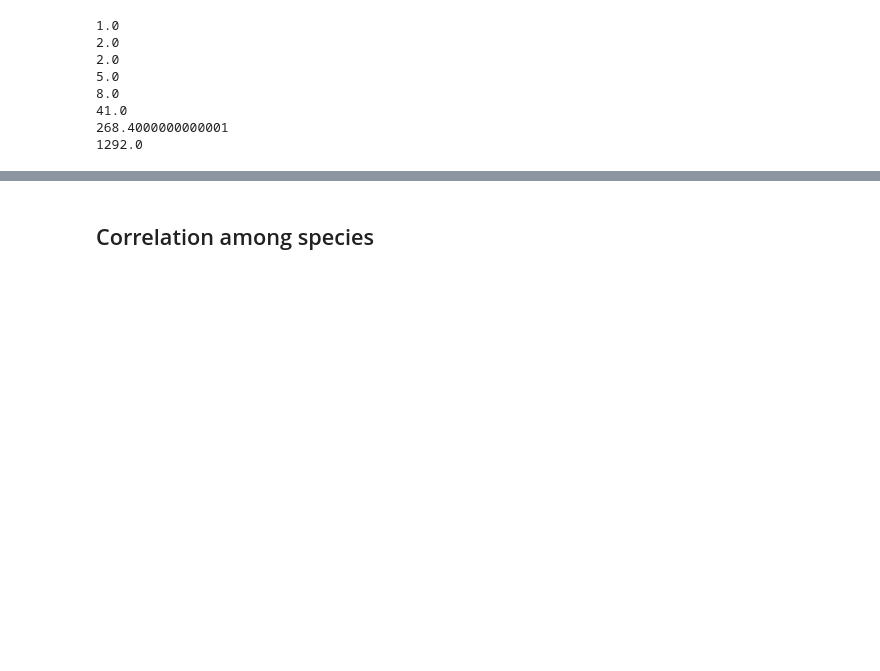
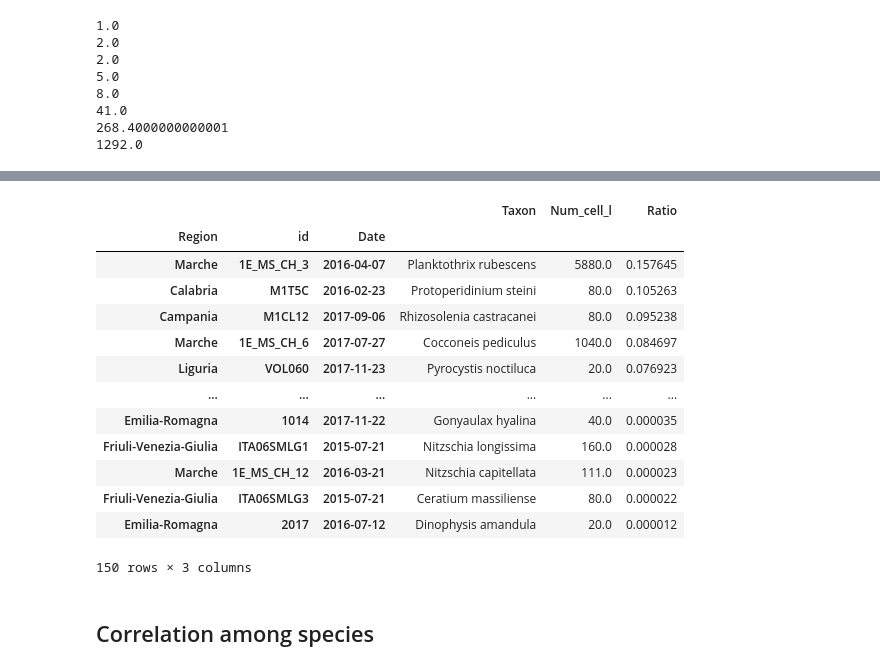
Before and after one commit to Alberto-Ghedin/ISPRA_20152017_Analysis, a Jupyter notebook: Report_with_outliers.ipynb, the cells around one changed output, grey strips where cells are left out. Cells and saved outputs as stored; diff of their text form; code cells hidden in the pictures; blank space fills up the shorter version.

```diff
--- a/Report_with_outliers.ipynb
+++ b/Report_with_outliers.ipynb
@@ -755,7 +742,7 @@ Name: count, Length: 674, dtype: int64
 # %%
-df = phyto_abund_category.query("Det_level == 'Species'").loc[:, ["Taxon"]].value_counts()
+df = phyto_abund_category.query("Det_level == 'Species'").loc[:, ["Taxon"]].value_counts().reset_index()
 for fraction in [0.2, 0.25, 0.3, 0.4, 0.5, 0.75, 0.95, 1]:
-    print(df.quantile(fraction))
+    print(df["count"].quantile(fraction))
 # %% [output]
 1.0
 2.0
@@ -765,3 +752,5 @@ for fraction in [0.2, 0.25, 0.3, 0.4, 0.5, 0.75, 0.95, 1]:
 41.0
 268.4000000000001
 1292.0
+# %%
+rare_species = df.loc[df["count"] == 1, "Taxon"].to_numpy()
@@ -774,3 +785,24 @@ sns.histplot(data = phyto_abund_category.query("Det_level == 'Species'").loc[:,
+# %%
+rel_abund = phyto_abund_simplified[["Region", "id", "Date", "Taxon", "Num_cell_l"]].set_index(["Region", "id", "Date"])
+rel_abund["Ratio"] = .0
+rel_abund["Ratio"] = rel_abund.loc[:, "Num_cell_l"].div(rel_abund.groupby(level = ["Region", "id", "Date"])["Num_cell_l"].sum())
+# %%
+rel_abund.loc[rel_abund["Taxon"].isin(rare_species),:].sort_values("Ratio", ascending = False).iloc[:150,:]
+# %% [output]
+|  |  |  | Taxon | Num_cell_l | Ratio |
+| Region | id | Date |  |  |  |
+| Marche | 1E_MS_CH_3 | 2016-04-07 | Planktothrix rubescens | 5880.0 | 0.157645 |
+| Calabria | M1T5C | 2016-02-23 | Protoperidinium steini | 80.0 | 0.105263 |
+| Campania | M1CL12 | 2017-09-06 | Rhizosolenia castracanei | 80.0 | 0.095238 |
+| Marche | 1E_MS_CH_6 | 2017-07-27 | Cocconeis pediculus | 1040.0 | 0.084697 |
+| Liguria | VOL060 | 2017-11-23 | Pyrocystis noctiluca | 20.0 | 0.076923 |
+| ... | ... | ... | ... | ... | ... |
+| Emilia-Romagna | 1014 | 2017-11-22 | Gonyaulax hyalina | 40.0 | 0.000035 |
+| Friuli-Venezia-Giulia | ITA06SMLG1 | 2015-07-21 | Nitzschia longissima | 160.0 | 0.000028 |
+| Marche | 1E_MS_CH_12 | 2016-03-21 | Nitzschia capitellata | 111.0 | 0.000023 |
+| Friuli-Venezia-Giulia | ITA06SMLG3 | 2015-07-21 | Ceratium massiliense | 80.0 | 0.000022 |
+| Emilia-Romagna | 2017 | 2016-07-12 | Dinophysis amandula | 20.0 | 0.000012 |
+150 rows × 3 columns
 # %% [markdown]
 ## Correlation among species
 # %% [markdown]
```
Also changed, not shown: parts of 7 cells of this notebook.
